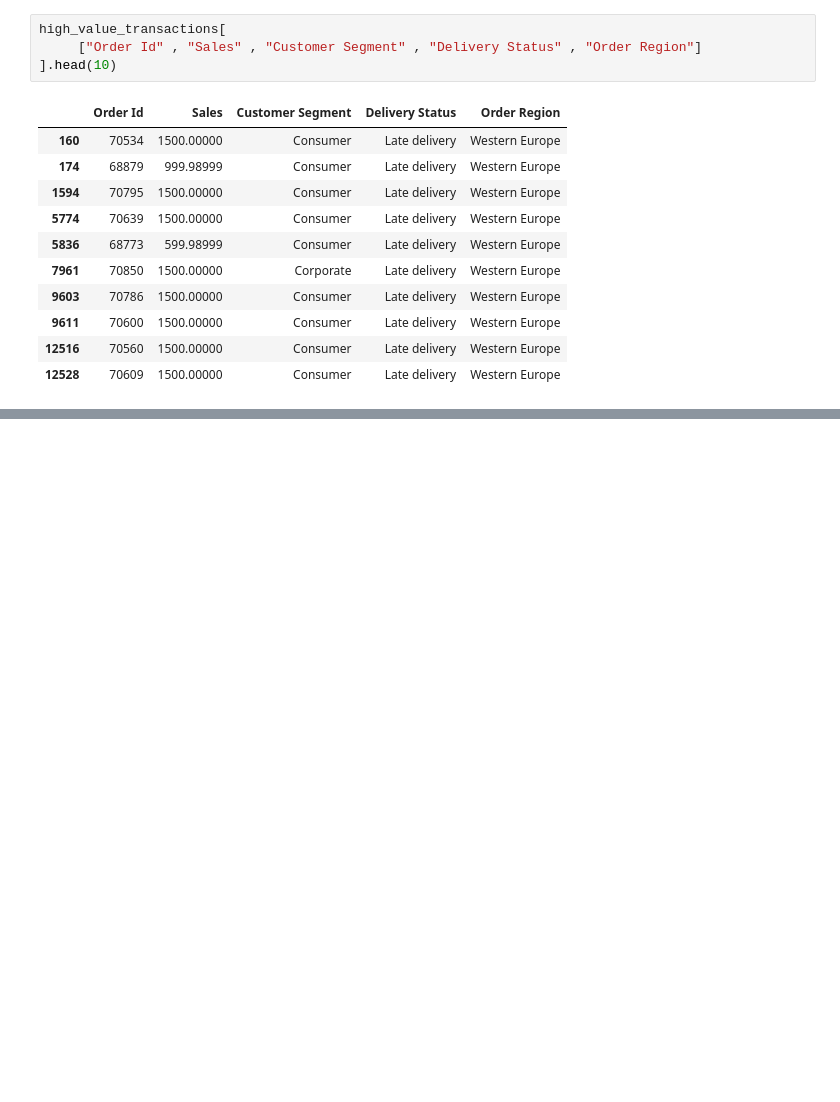
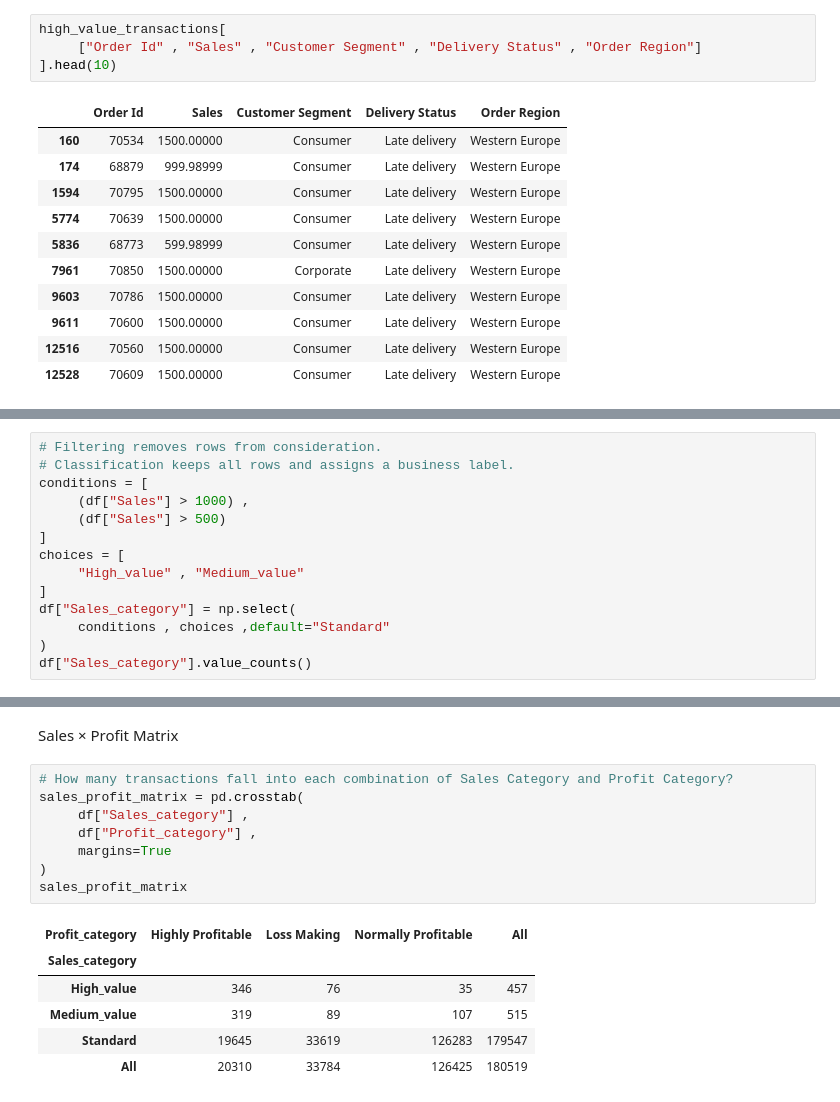
Before and after one commit to ivaibhavpawar1045/Python-Data-Analytics, a Jupyter notebook: 23_advanced_filtering_and_conditional_analysis/advanced_filtering_analysis.ipynb, the cells around one changed output, grey strips where cells are left out. Cells and saved outputs as stored; diff of their text form; blank space fills up the shorter version.

```diff
--- a/23_advanced_filtering_and_conditional_analysis/advanced_filtering_analysis.ipynb
+++ b/23_advanced_filtering_and_conditional_analysis/advanced_filtering_analysis.ipynb
@@ -145,0 +149,14 @@ high_value_transactions[
+# %%
+# Filtering removes rows from consideration.
+# Classification keeps all rows and assigns a business label.
+conditions = [
+     (df["Sales"] > 1000) ,
+     (df["Sales"] > 500)
+]
+choices = [
+     "High_value" , "Medium_value"
+]
+df["Sales_category"] = np.select(
+     conditions , choices ,default="Standard"
+)
+df["Sales_category"].value_counts()
@@ -145,0 +191,17 @@ high_value_transactions[
+# %% [markdown]
+Sales × Profit Matrix
+# %%
+# How many transactions fall into each combination of Sales Category and Profit Category?
+sales_profit_matrix = pd.crosstab(
+     df["Sales_category"] ,
+     df["Profit_category"] ,
+     margins=True
+)
+sales_profit_matrix
+# %% [output]
+| Profit_category | Highly Profitable | Loss Making | Normally Profitable | All |
+| Sales_category |  |  |  |  |
+| High_value | 346 | 76 | 35 | 457 |
+| Medium_value | 319 | 89 | 107 | 515 |
+| Standard | 19645 | 33619 | 126283 | 179547 |
+| All | 20310 | 33784 | 126425 | 180519 |
```
Also changed, not shown: parts of 21 cells of this notebook.
